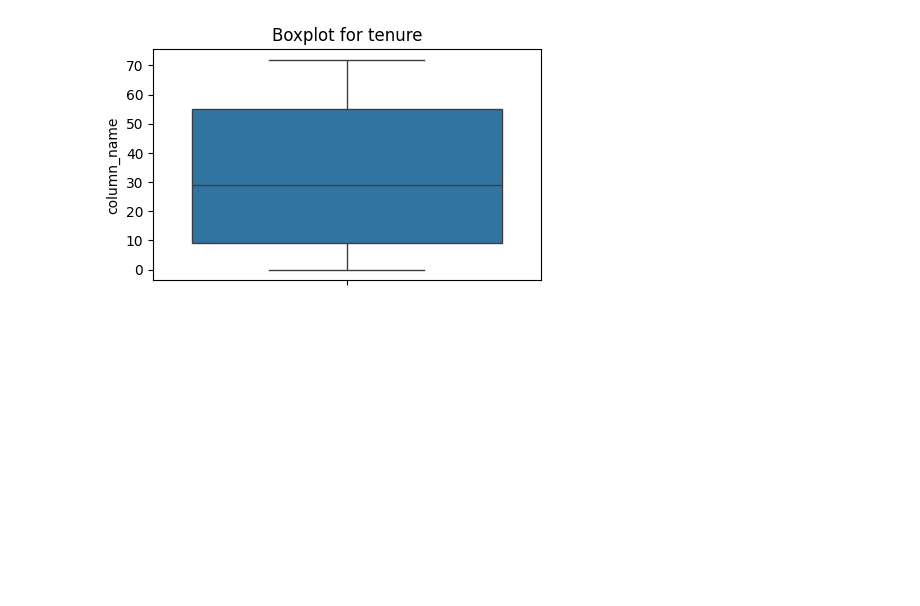
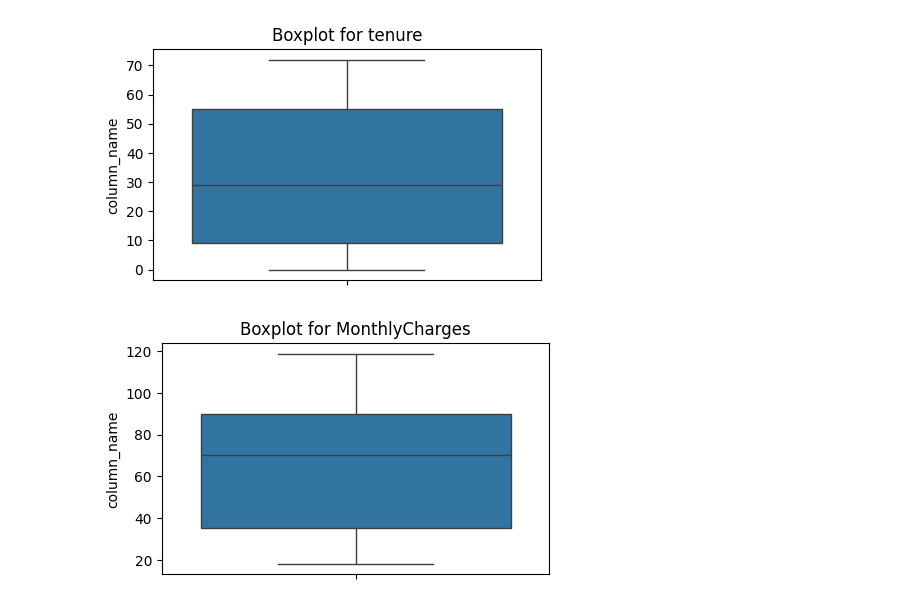
Before and after one commit to NgocAnhNguyen-0601/Customer-Churn, a Jupyter notebook: Customer_Churn_Forecast.ipynb, the cells around one changed output. Drawn from its saved outputs; the diff is of its cells as text; code cells hidden in the pictures; blank space fills up the shorter version.

```diff
--- a/Customer_Churn_Forecast.ipynb
+++ b/Customer_Churn_Forecast.ipynb
@@ -315,3 +315,7 @@ def plot_boxplot(df,column_name):
 plot_boxplot(df,'tenure')
 # %% [output]
 [figure]
+# %%
+plot_boxplot(df,"MonthlyCharges")
+# %% [output]
+[figure, added]
```
Also changed, not shown: parts of 8 cells of this notebook.
